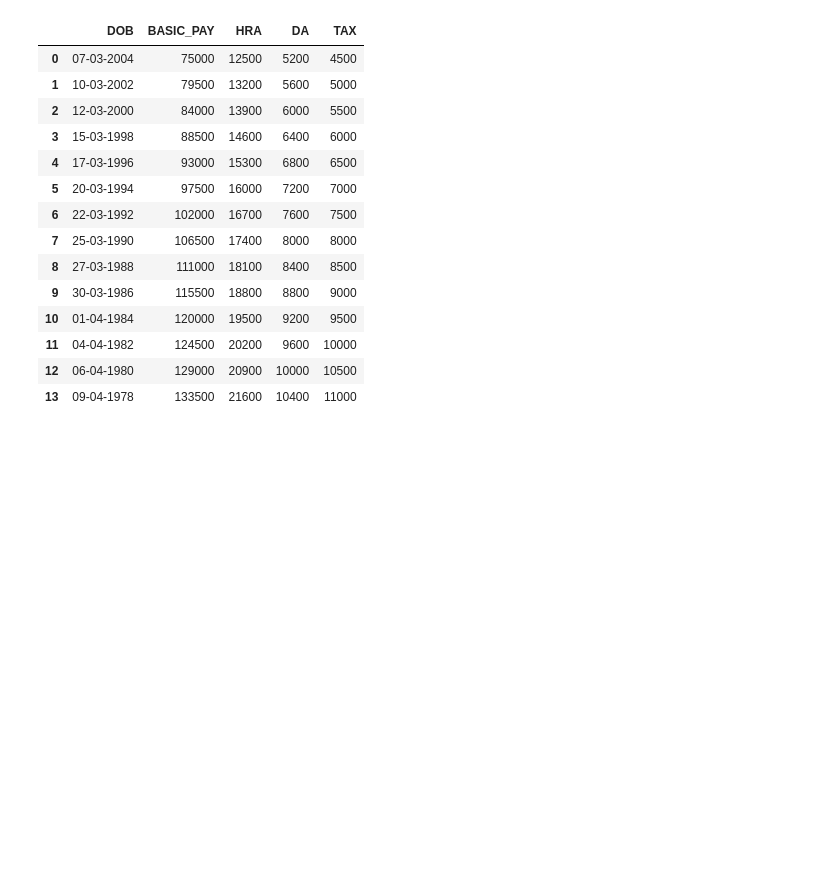
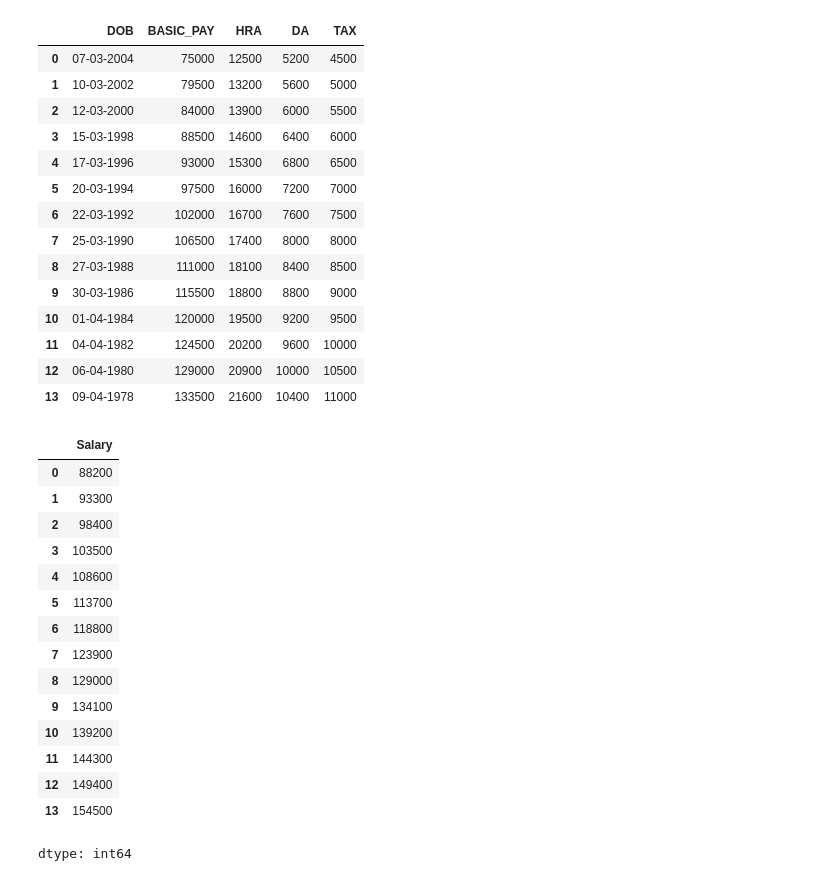
Before and after one commit to Manikanta2804/Data_Mining, a Jupyter notebook: Lab_04.ipynb, the cells around one changed output. Drawn from its saved outputs; the diff is of its cells as text; code cells hidden in the pictures; blank space fills up the shorter version.

```diff
--- a/Lab_04.ipynb
+++ b/Lab_04.ipynb
@@ -120,3 +120,22 @@ emp
 | 13 | 09-04-1978 | 133500 | 21600 | 10400 | 11000 |
 # %%
 emp['Salary']=emp['BASIC_PAY']+emp['HRA']+emp['DA']-emp['TAX']
+# %%
+emp['Salary']
+# %% [output]
+|  | Salary |
+| 0 | 88200 |
+| 1 | 93300 |
+| 2 | 98400 |
+| 3 | 103500 |
+| 4 | 108600 |
+| 5 | 113700 |
+| 6 | 118800 |
+| 7 | 123900 |
+| 8 | 129000 |
+| 9 | 134100 |
+| 10 | 139200 |
+| 11 | 144300 |
+| 12 | 149400 |
+| 13 | 154500 |
+dtype: int64
```
Also changed, not shown: parts of 4 cells of this notebook.
